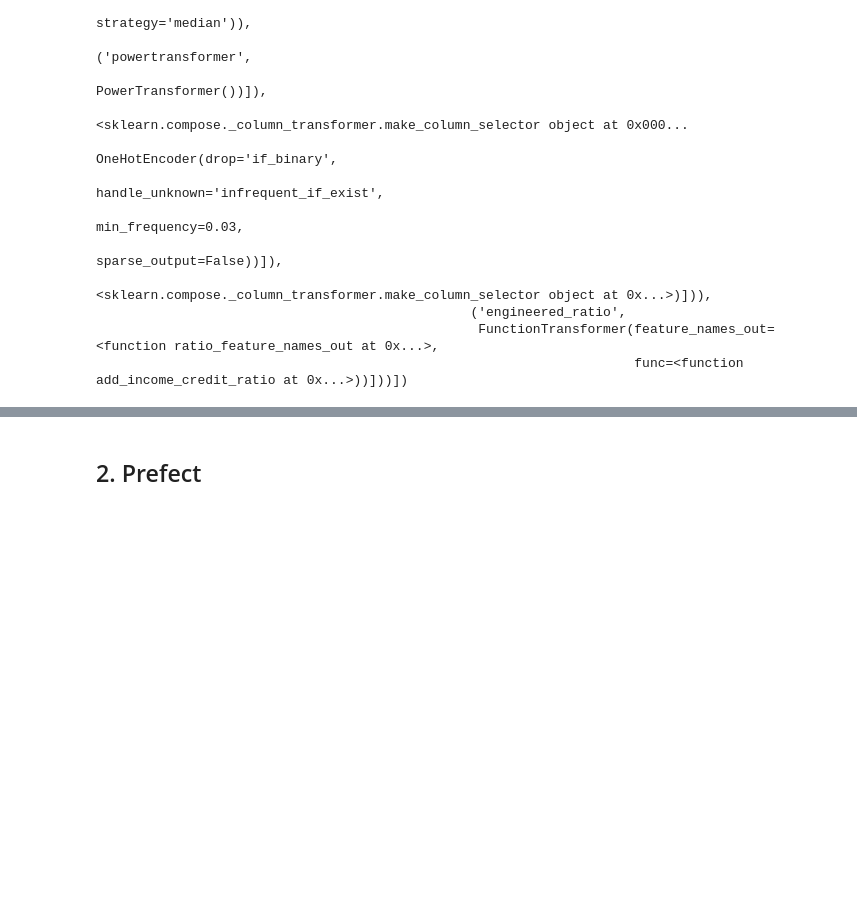
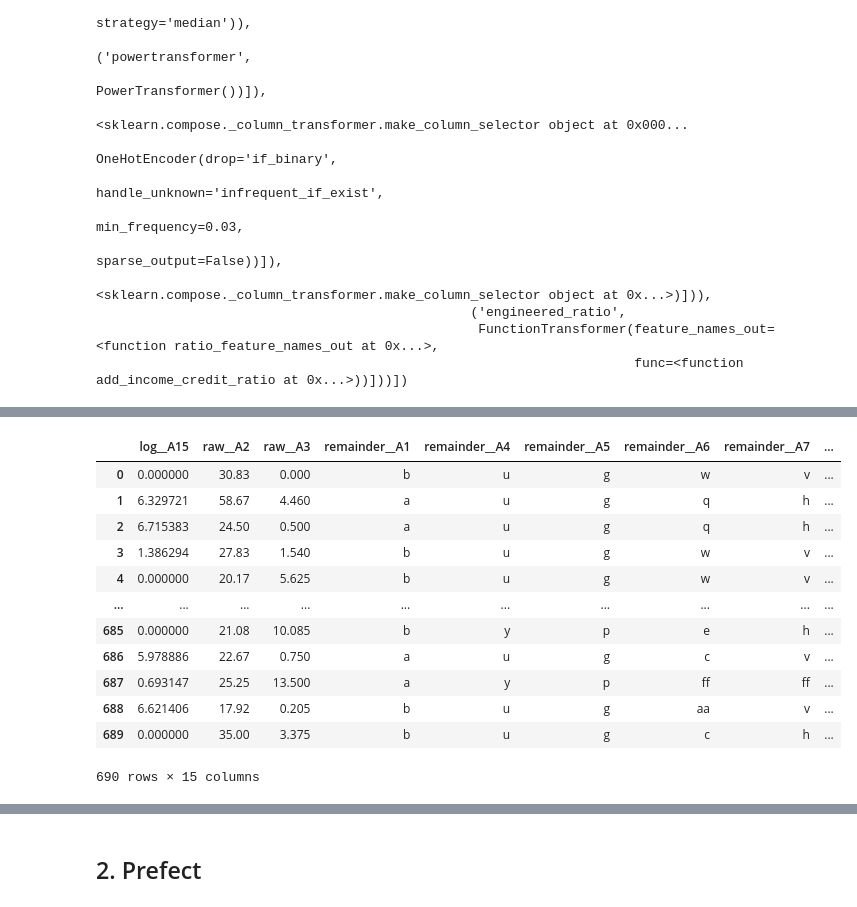
Before and after one commit to ws-l/hh_26_1, a Jupyter notebook: 3주차/HH_2026_3.ipynb, the cells around one changed output, grey strips where cells are left out. Saved outputs shown, nothing was run; the diff lists cells and outputs as text; code cells hidden in the pictures; blank space fills up the shorter version.

```diff
--- a/3주차/HH_2026_3.ipynb
+++ b/3주차/HH_2026_3.ipynb
@@ -239,0 +262,14 @@ test_joblib = joblib.load("pipe.joblib")
+# %%
+import numpy as np, pandas as pd
+from sklearn.compose import ColumnTransformer, make_column_selector as mcs
+from sklearn.pipeline import Pipeline, FeatureUnion
+from sklearn.impute import SimpleImputer
+from sklearn.preprocessing import StandardScaler, OneHotEncoder,LabelEncoder, FunctionTransformer
+from sklearn.decomposition import PCA
+from sklearn.feature_selection import SelectKBest, f_classif
+from sklearn.linear_model import LogisticRegression
+from sklearn.model_selection import train_test_split, cross_val_score
+
+# 1) 로드
+df = pd.read_csv("crx.data", header=None, na_values="?", names=[f"A{i}" for i in range(1, 17)])
+X, y = df.drop(columns="A16"), LabelEncoder().fit_transform(df["A16"])  # + → 1, - → 0
@@ -239,0 +314,20 @@ test_joblib = joblib.load("pipe.joblib")
+# %%
+#참고: 특정 컬럼을 지정한 변환
+ColumnTransformer([
+    ("log", FunctionTransformer(np.log1p), ["A15"]),
+    ("raw", "passthrough", ["A2", "A3"]),      # A2, A3는 원본 그대로 출력에 포함
+], remainder="passthrough").fit_transform(X)
+# %% [output]
+|  | log__A15 | raw__A2 | raw__A3 | remainder__A1 | remainder__A4 | remainder__A5 | remainder__A6 | remainder__A7 | ... |
+| 0 | 0.000000 | 30.83 | 0.000 | b | u | g | w | v | ... |
+| 1 | 6.329721 | 58.67 | 4.460 | a | u | g | q | h | ... |
+| 2 | 6.715383 | 24.50 | 0.500 | a | u | g | q | h | ... |
+| 3 | 1.386294 | 27.83 | 1.540 | b | u | g | w | v | ... |
+| 4 | 0.000000 | 20.17 | 5.625 | b | u | g | w | v | ... |
+| ... | ... | ... | ... | ... | ... | ... | ... | ... | ... |
+| 685 | 0.000000 | 21.08 | 10.085 | b | y | p | e | h | ... |
+| 686 | 5.978886 | 22.67 | 0.750 | a | u | g | c | v | ... |
+| 687 | 0.693147 | 25.25 | 13.500 | a | y | p | ff | ff | ... |
+| 688 | 6.621406 | 17.92 | 0.205 | b | u | g | aa | v | ... |
+| 689 | 0.000000 | 35.00 | 3.375 | b | u | g | c | h | ... |
+690 rows × 15 columns
```
Also changed, not shown: parts of 28 cells of this notebook.
